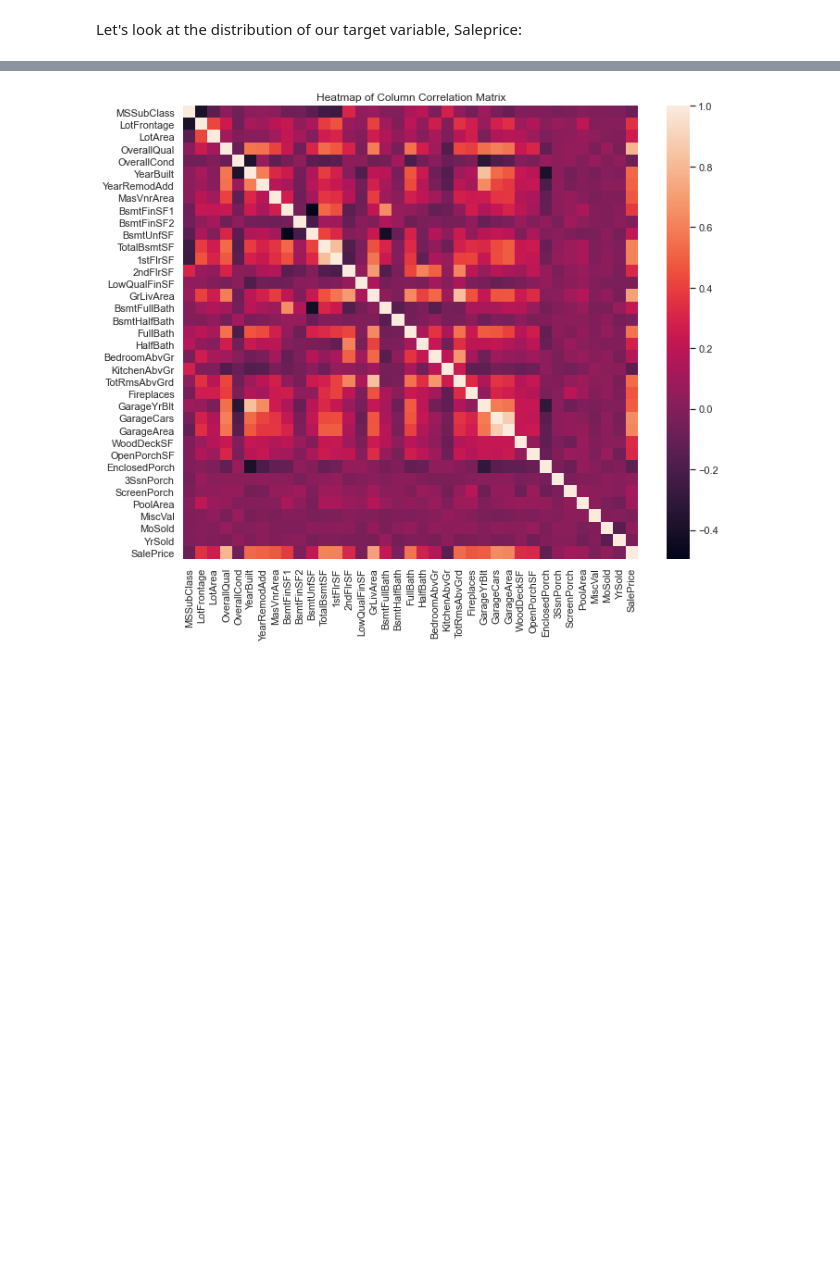
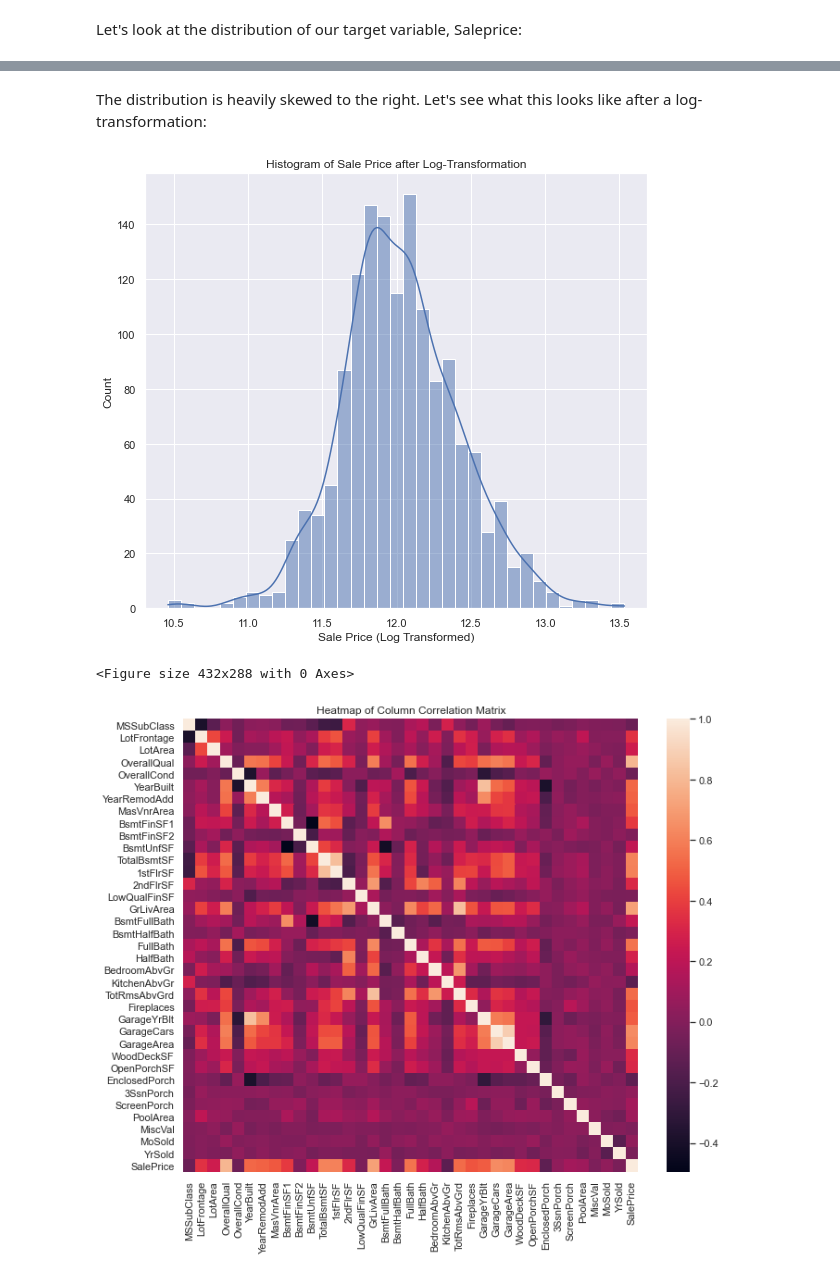
Before and after one commit to sean-a-ward/housing-comp, a Jupyter notebook: notebooks/0.1.1-saw-initial-data-exploration.ipynb, the cells around one changed output, grey strips where cells are left out. Saved outputs shown, nothing was run; the diff lists cells and outputs as text; code cells hidden in the pictures; blank space fills up the shorter version.

```diff
--- a/notebooks/0.1.1-saw-initial-data-exploration.ipynb
+++ b/notebooks/0.1.1-saw-initial-data-exploration.ipynb
@@ -114,3 +113,19 @@ plt.show()
+# %% [markdown]
+The distribution is heavily skewed to the right. Let's see what this looks like after a log-transformation:
+# %%
+saleprice_log_xformed = saleprice.transform(np.log)
+
+plt.figure(figsize=(9, 8))
+ax = sns.histplot(saleprice_log_xformed, kde=True)
+ax.set_title('Histogram of Sale Price after Log-Transformation')
+ax.set(xlabel='Sale Price (Log Transformed)', ylabel='Count')
+plt.show()
+
+# Uncomment this line to save the figure.
+# plt.savefig('../reports/figures/SalePrice_Log_Xformed_Distribution.svg')
+# %% [output]
+[figure, added]
+<Figure size 432x288 with 0 Axes>
 # %%
 plt.figure(figsize=(11,9))
 ax = sns.heatmap(df.corr())
```
Also changed, not shown: parts of 1 cell of this notebook, 2 other files.
